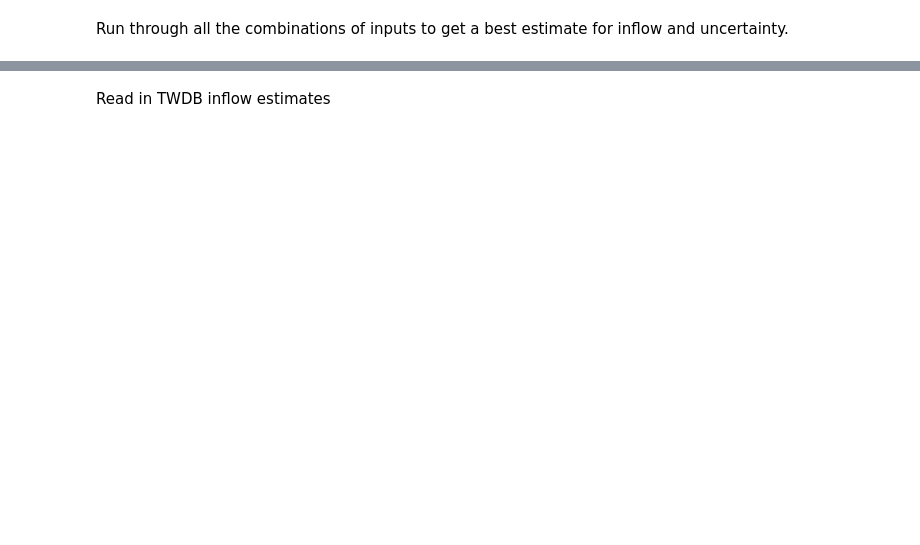
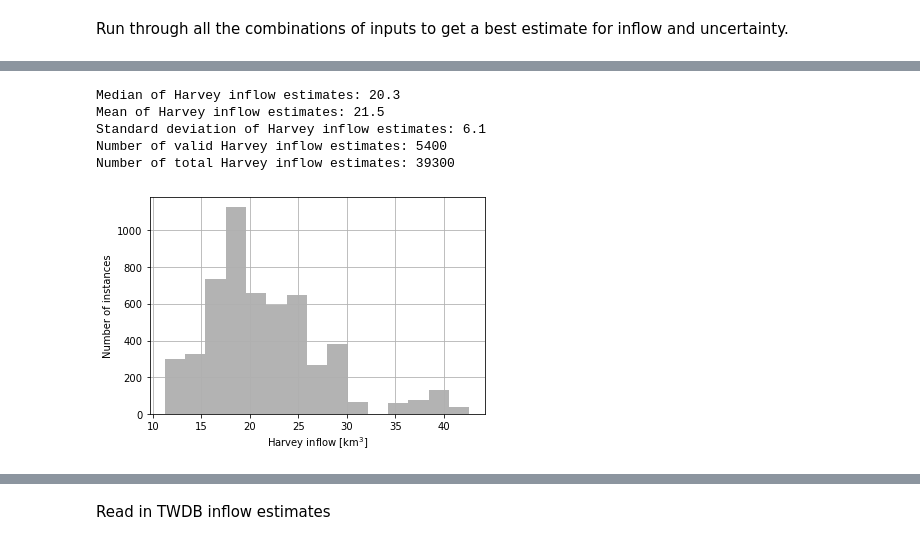
Before and after one commit to kthyng/harvey_inflow, a Jupyter notebook: notebooks/3_calculation.ipynb, the cells around one changed output, grey strips where cells are left out. Saved outputs shown, nothing was run; the diff lists cells and outputs as text; code cells hidden in the pictures; blank space fills up the shorter version.

```diff
--- a/notebooks/3_calculation.ipynb
+++ b/notebooks/3_calculation.ipynb
@@ -238,0 +360,28 @@ Wall time: 10min 24s
+# %%
+nptsmin = 0.8
+
+inpts = harv['npts'] > nptsmin
+iharvey = (harv['date'] > pd.Timestamp('2017-7-25')) & (harv['date'] < pd.Timestamp('2017-9-24'))
+ibad2018 = harv['date'] > pd.Timestamp('2018-5-1')
+iuse = inpts & ~iharvey & ~ibad2018
+key = 'harvey inflow [km^3]'
+ax = (harv[key][iuse]).hist(bins=15, color='0.7')
+ax.set_xlabel('Harvey inflow [km$^3$]')
+ax.set_ylabel('Number of instances')
+
+print('Median of Harvey inflow estimates: %2.1f' % (harv[key][iuse]).median())
+print('Mean of Harvey inflow estimates: %2.1f' % (harv[key][iuse]).mean())  # for reference
+print('Standard deviation of Harvey inflow estimates: %2.1f' % (harv[key][iuse]).std())
+print('Number of valid Harvey inflow estimates: %2i' % len(harv[iuse]))
+print('Number of total Harvey inflow estimates: %2i' % len(harv))
+
+Vfw = harv[key][iuse].median()
+
+# plt.savefig('../figures/histogram.pdf', bbox_inches='tight')
+# %% [output]
+Median of Harvey inflow estimates: 20.3
+Mean of Harvey inflow estimates: 21.5
+Standard deviation of Harvey inflow estimates: 6.1
+Number of valid Harvey inflow estimates: 5400
+Number of total Harvey inflow estimates: 39300
+[figure, added]
```
Also changed, not shown: parts of 51 cells of this notebook.
